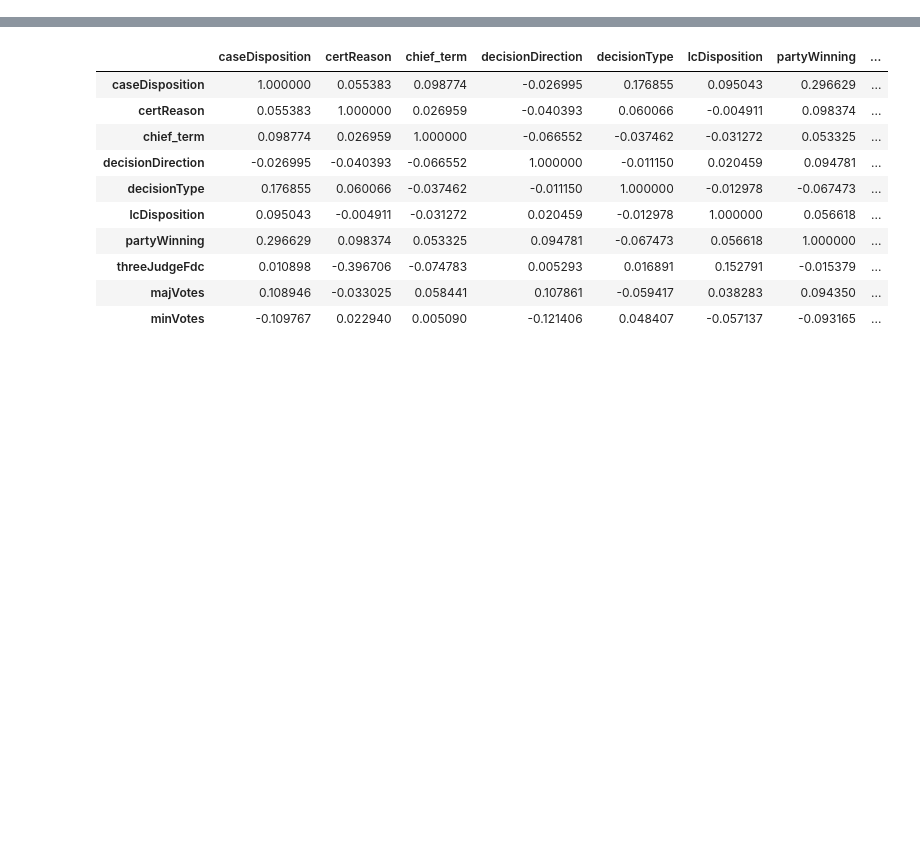
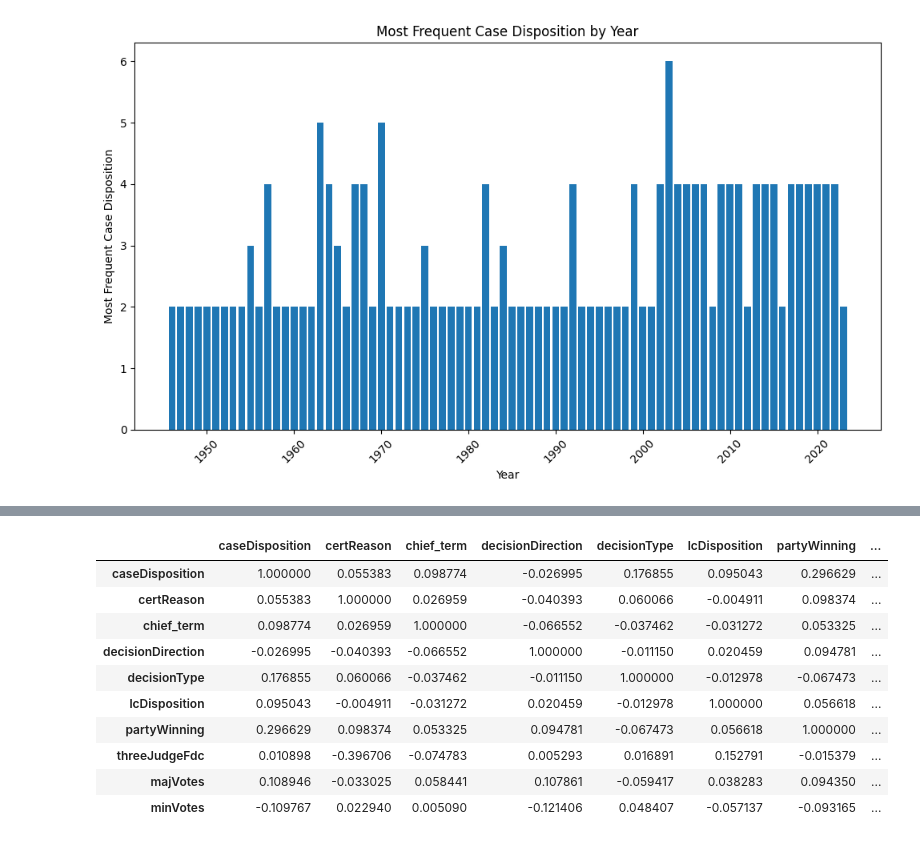
Before and after one commit to dipeshpandya/team_gohan, a Jupyter notebook: function_based_model.ipynb, the cells around one changed output, grey strips where cells are left out. Saved outputs shown, nothing was run; the diff lists cells and outputs as text; code cells hidden in the pictures; blank space fills up the shorter version.

```diff
--- a/function_based_model.ipynb
+++ b/function_based_model.ipynb
@@ -315,0 +132,11 @@ dfwork.corr()
+# %%
+# Exploration Question #2: Have case dispositions changed over time?
+
+# Determine the most frequent Case Disposition Classification by Year
+# Filter the DataFrame by Year and Case Disposition and create a mode column for most frequent classification of CD
+# Apply function to account for multiple modes (select first) and no mode (fill with NaN)
+case_disposition_mode = df.groupby('yearDecision')['caseDisposition'].agg(lambda x: x.mode().iloc[0] if not x.mode().empty else np.nan)
+case_disposition_mode_df = pd.DataFrame(case_disposition_mode)
+# reset the index and preview
+case_disposition_mode_df = case_disposition_mode_df.reset_index()
+case_disposition_mode_df.head()
@@ -315,0 +150,17 @@ dfwork.corr()
+# %%
+# visualize the mode by year with a bar graph and save image to outputs file
+plt.figure(figsize=(10, 6))
+plt.bar(case_disposition_mode_df['yearDecision'], case_disposition_mode_df['caseDisposition'])
+# add labels
+plt.xlabel('Year')
+plt.ylabel('Most Frequent Case Disposition')
+plt.title('Most Frequent Case Disposition by Year')
+# format to improve readability of x-axis and graph
+
+plt.xticks(rotation=45)
+plt.tight_layout()
+
+plt.savefig('outputs/case_disposition_by_year.png')
+plt.show()
+# %% [output]
+[figure, added]
```
Also changed, not shown: parts of 38 cells of this notebook, 12 other files.
